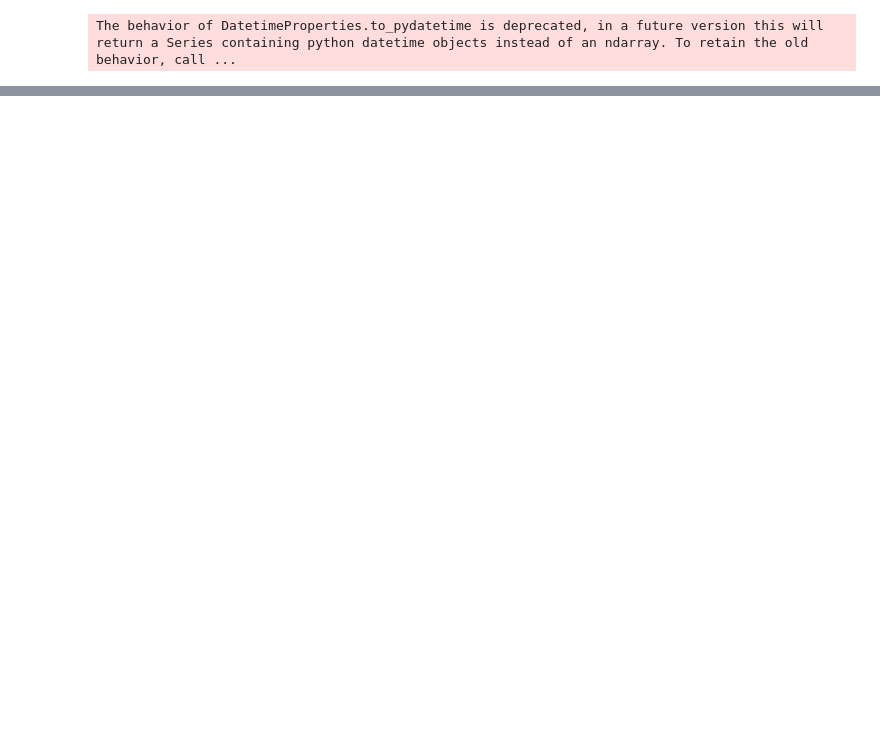
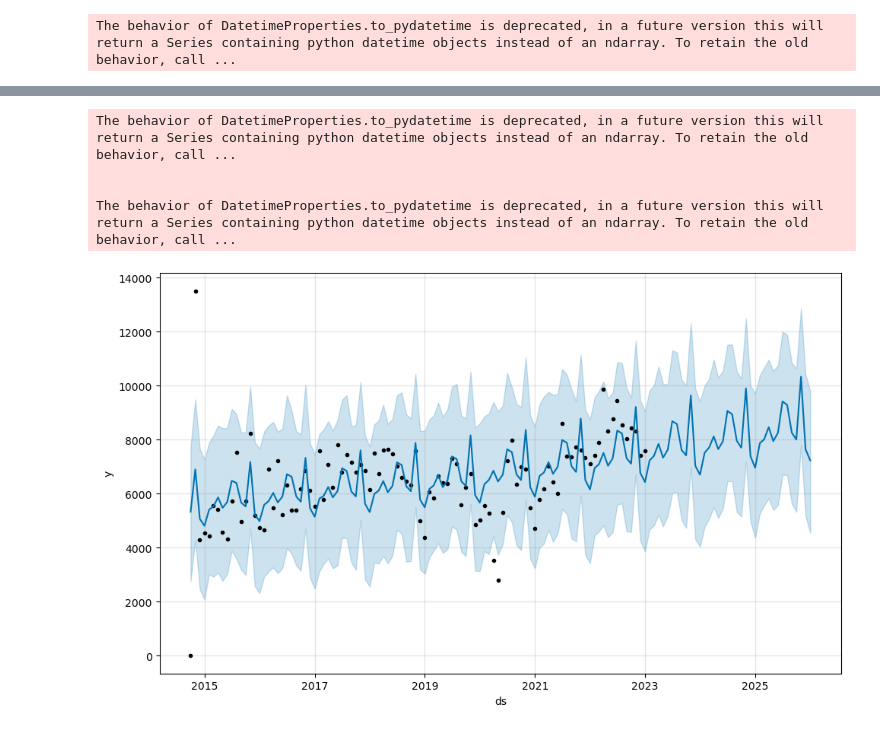
Before and after one commit to sgailly/DashBoardDistributeurPieces, a Jupyter notebook: sales_overtime.ipynb, the cells around one changed output, grey strips where cells are left out. Saved outputs shown, nothing was run; the diff lists cells and outputs as text; code cells hidden in the pictures; blank space fills up the shorter version.

Commit message:
fam_table&sales_prediction

```diff
--- a/sales_overtime.ipynb
+++ b/sales_overtime.ipynb
@@ -43,0 +82,5 @@ The behavior of DatetimeProperties.to_pydatetime is deprecated, in a future vers
+# %%
+train = df3.iloc[:100]
+test = df3.iloc[100:]
+
+train.shape, test.shape
@@ -43,0 +107,5 @@ The behavior of DatetimeProperties.to_pydatetime is deprecated, in a future vers
+# %%
+# Create a multiplicative model
+
+model = Prophet(seasonality_mode='multiplicative', interval_width=0.95)
+model.fit(train)
@@ -43,0 +116,8 @@ The behavior of DatetimeProperties.to_pydatetime is deprecated, in a future vers
+# %%
+horizon = 36      # is the number of data points we want to forecast in the future (starting from the end of TRAIN)
+
+future = model.make_future_dataframe(periods=horizon, freq='M')
+# %%
+forecast = model.predict(future)
+
+forecast[['ds', 'yhat', 'yhat_lower', 'yhat_upper']].tail()
@@ -43,0 +131,8 @@ The behavior of DatetimeProperties.to_pydatetime is deprecated, in a future vers
+# %%
+ax = model.plot(forecast)
+# %% [output]
+The behavior of DatetimeProperties.to_pydatetime is deprecated, in a future version this will return a Series containing python datetime objects instead of an ndarray. To retain the old behavior, call ...
+
+
+The behavior of DatetimeProperties.to_pydatetime is deprecated, in a future version this will return a Series containing python datetime objects instead of an ndarray. To retain the old behavior, call ...
+[figure, added]
```
Also changed, not shown: parts of 17 cells of this notebook, 2 other files.
